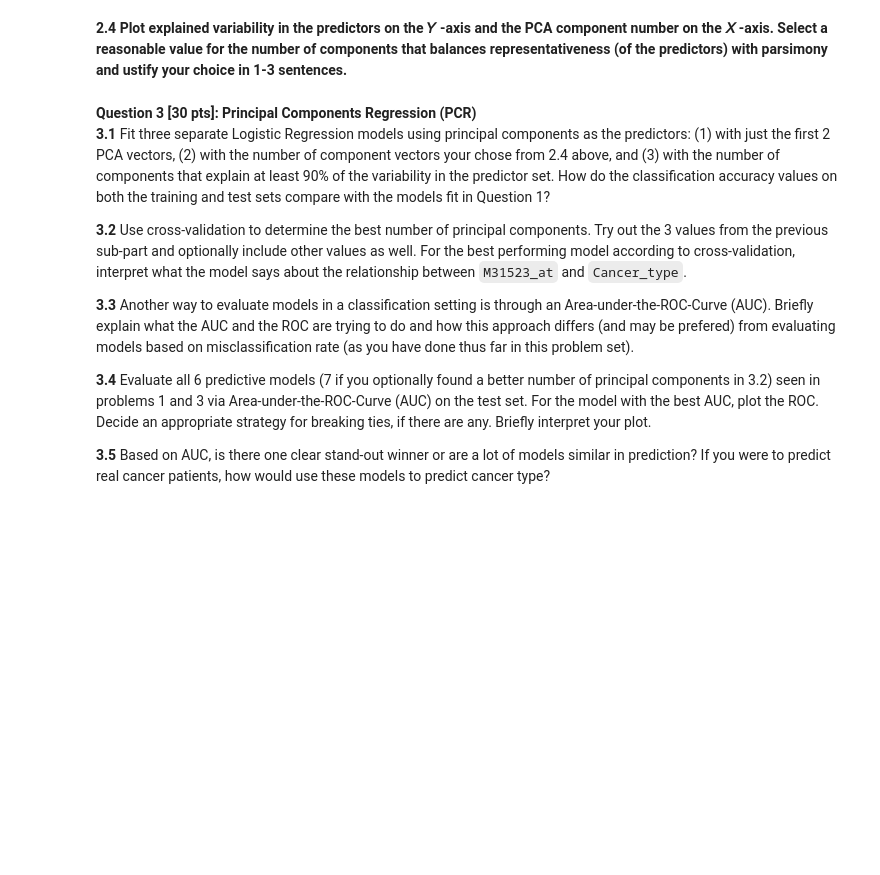
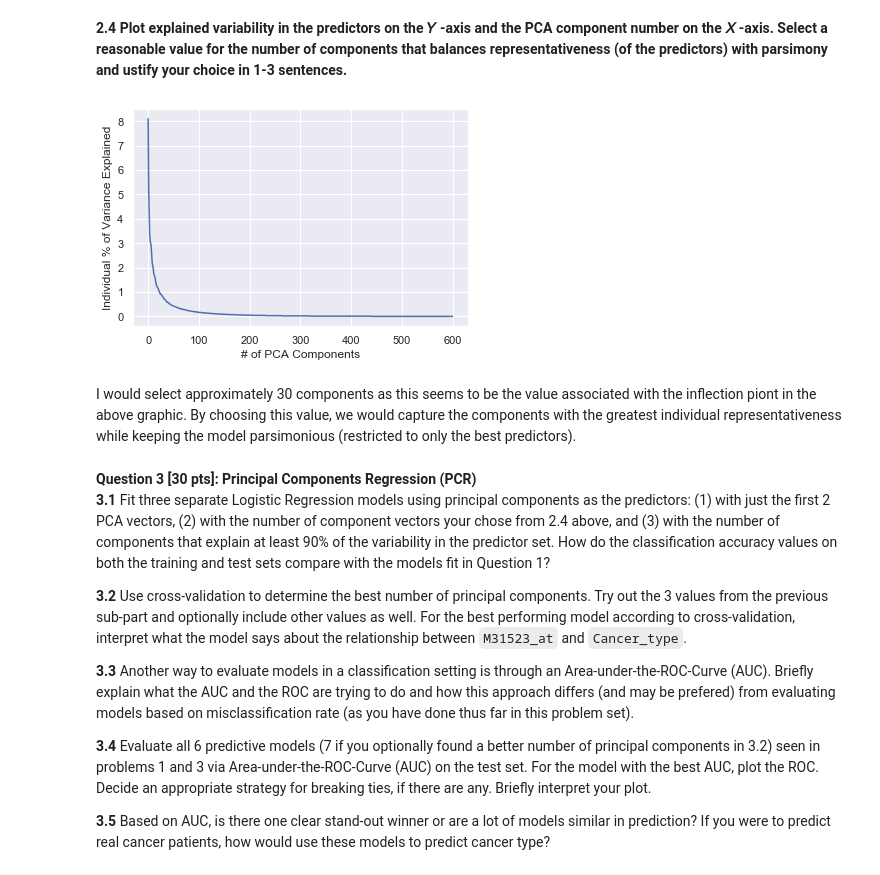
Before and after one commit to jake-w-schneider/CS109a-Group-81-Final-Project, a Jupyter notebook: HW/hw5/cs109A_HW5_2019.ipynb, the cells around one changed output. Drawn from its saved outputs; the diff is of its cells as text; code cells hidden in the pictures; blank space fills up the shorter version.

```diff
--- a/HW/hw5/cs109A_HW5_2019.ipynb
+++ b/HW/hw5/cs109A_HW5_2019.ipynb
@@ -223,0 +310,7 @@ df_r2 #k=9 is best
+# %%
+plt.plot(variance.PCA, variance.variance)
+plt.xlabel("# of PCA Components")
+plt.ylabel("Individual % of Variance Explained")
+plt.show()
+# %% [output]
+[figure, added]
@@ -224,3 +319,5 @@ df_r2 #k=9 is best
+# %% [markdown]
+I would select approximately 30 components as this seems to be the value associated with the inflection piont in the above graphic. By choosing this value, we would capture the components with the greatest individual representativeness while keeping the model parsimonious (restricted to only the best predictors).
 # %% [markdown]
 <div class='exercise'><b> Question 3 [30 pts]: Principal Components Regression (PCR) </b></div>
 
```
Also changed, not shown: parts of 14 cells of this notebook.
